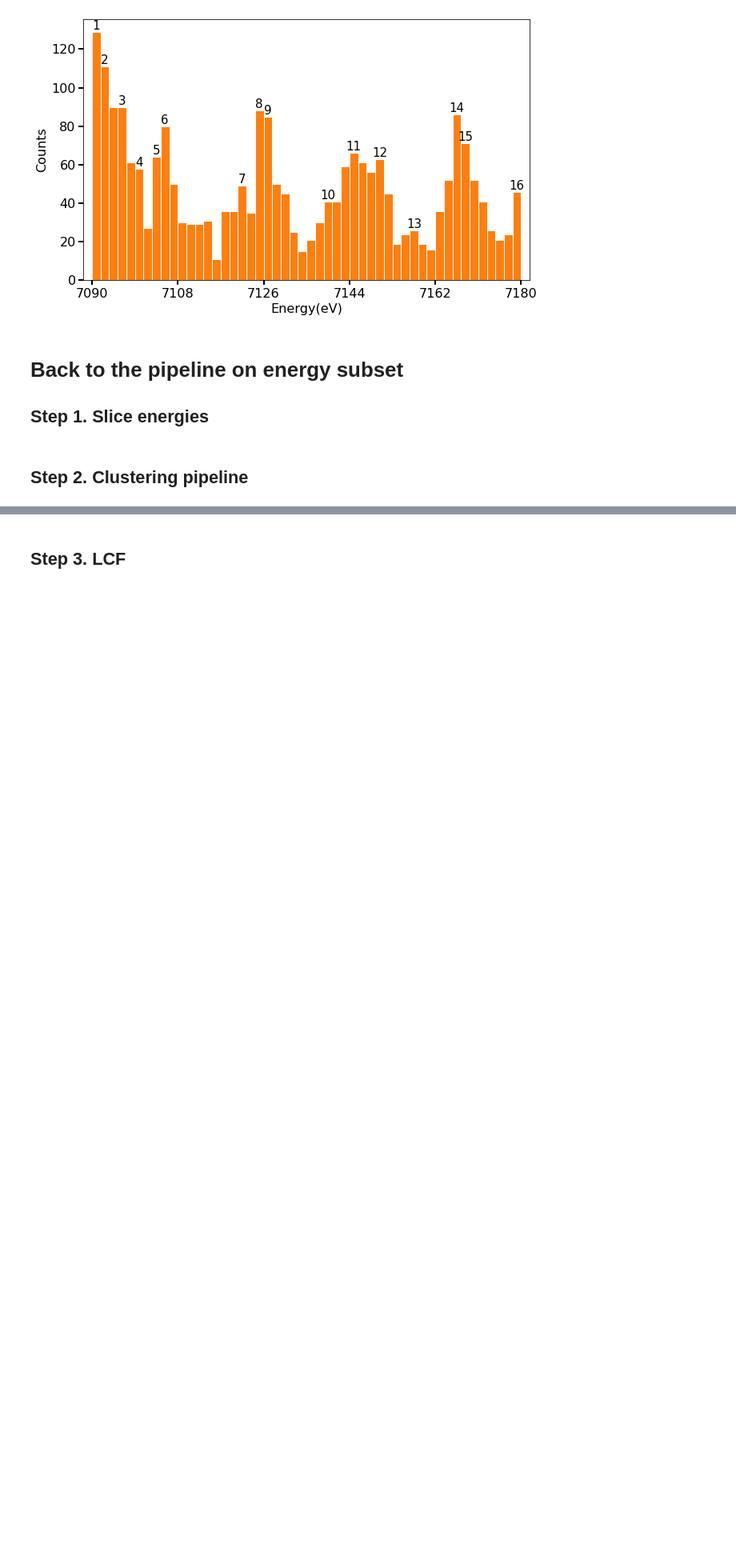
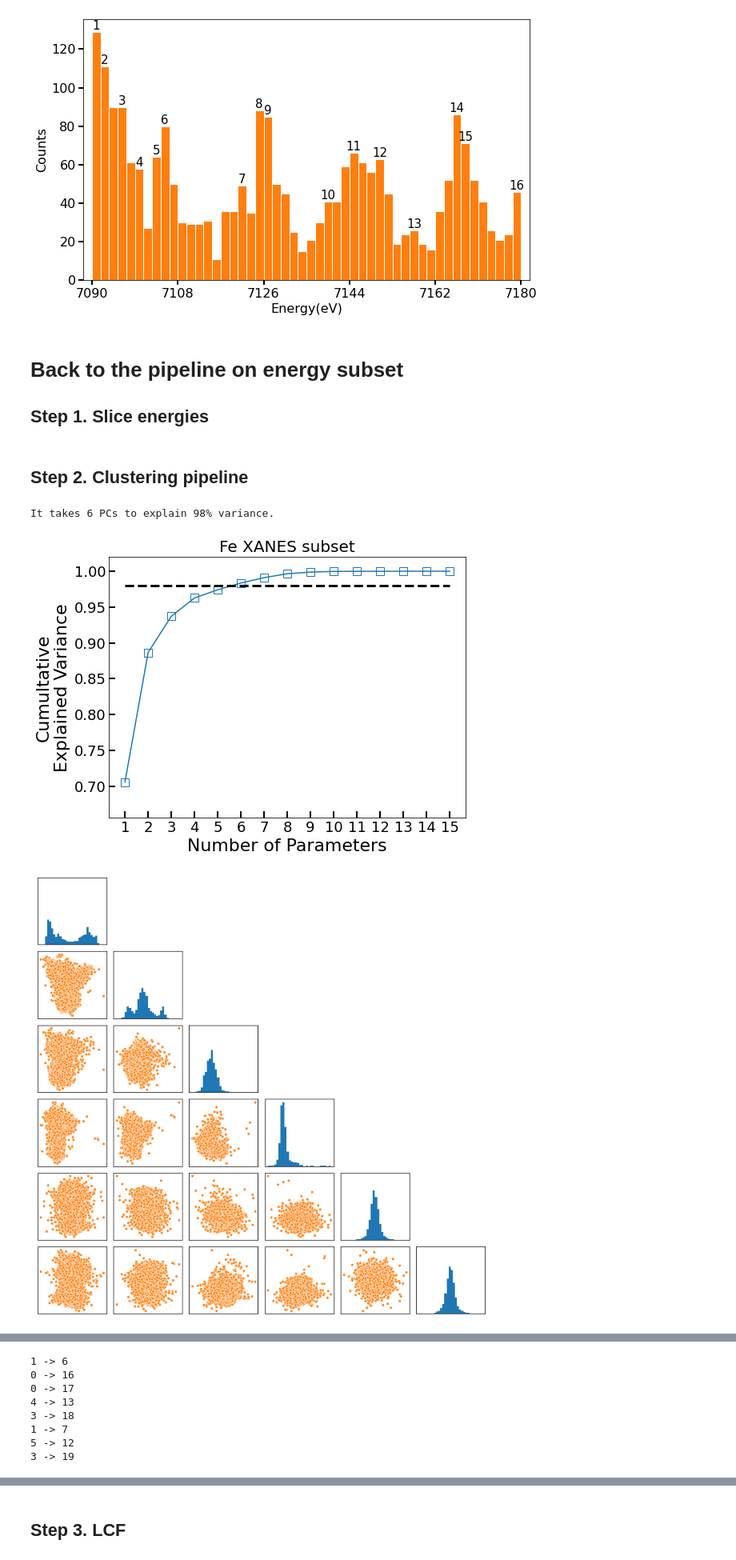
Before and after one commit to stetef/nano-XANES-microscopy-of-Fe, a Jupyter notebook: Visualization.ipynb, the cells around one changed output, grey strips where cells are left out. Shown at 80% size. Saved outputs shown, nothing was run; the diff lists cells and outputs as text; code cells hidden in the pictures; blank space fills up the shorter version.

```diff
--- a/Visualization.ipynb
+++ b/Visualization.ipynb
@@ -375,23 +376,28 @@ plt.show()
 ## Step 1. Slice energies
 # %%
 indices = [0, 1, 3, 5, 7, 8, 17, 19, 20, 27, 30, 33, 37, 42, 43, 49]
-X_energies = np.array(energy[indices])
+energy_subset = np.array(energy[indices])
 Y_Refs = Refs[:, indices]
 data_subset = np.array(normalized_spectra)[:, indices]
 # %% [markdown]
 ## Step 2. Clustering pipeline
 # %%
 # PCA
-n_components_sub = make_scree_plot(data_subset, n=15, c=0, threshold=0.95, show_first_PC=False)
+n_components_sub = make_scree_plot(data_subset, n=15, c=0, threshold=0.98, show_first_PC=False)
 plt.title('Fe XANES subset', fontsize=20)
 plt.show()
 
 pca, pca_components = make_PCA_traingle_plot(data_subset, n_components_sub)
-
-show_PCs(energy, pca, n=4)
+show_PCs(energy_subset, pca, n=4)
 
 # UMAP
-color_labels_sub = make_UMAP_plot(pca_components, n_neighbors=4.5, min_dist=0, dimension=4)
+color_labels_sub, codemap_sub, dbscan_clustering_sub = make_UMAP_plot(pca_components, normalized_spectra_dict,
+                                                                      n_neighbors=4, min_dist=0, dimension=4,
+                                                                      eps=1.2)
 
 # Final Clusters
-color_code_map(normalized_spectra_dict, color_labels_sub)
+plot_color_code_map(normalized_spectra_dict, color_labels_sub)
+# %% [output]
+It takes 6 PCs to explain 98% variance.
+[figure, added]
+[figure, added]
@@ -397,0 +405,8 @@ color_code_map(normalized_spectra_dict, color_labels_sub)
+1 -> 6
+0 -> 16
+0 -> 17
+4 -> 13
+3 -> 18
+1 -> 7
+5 -> 12
+3 -> 19
```
Also changed, not shown: parts of 13 cells of this notebook, 1 other file.
